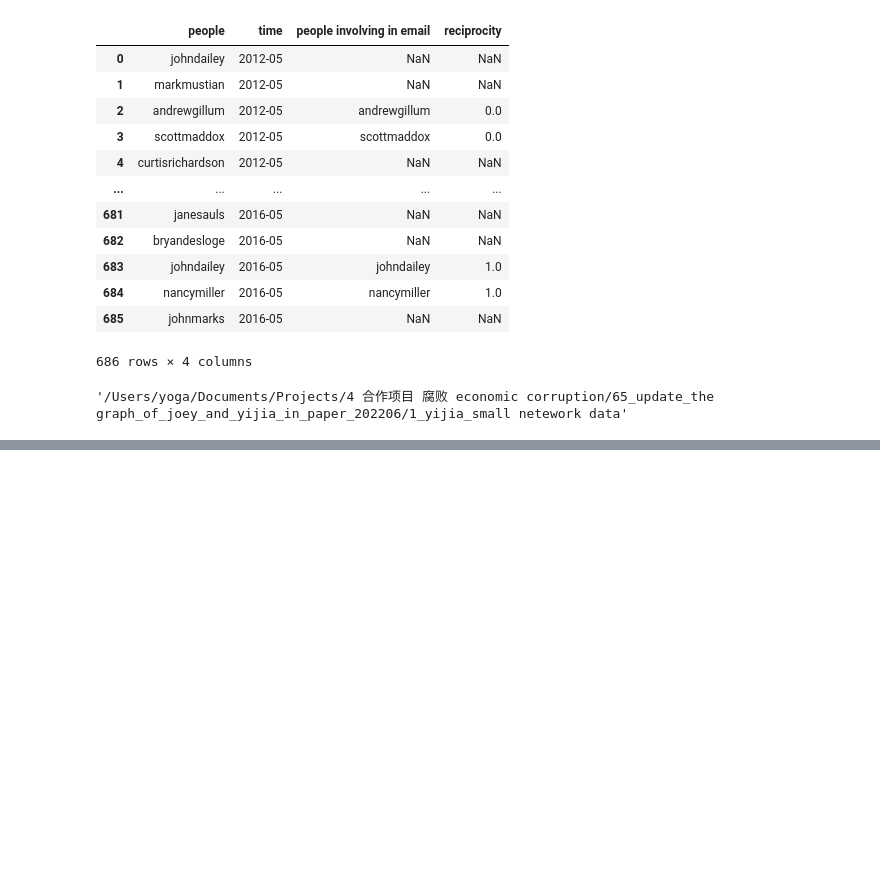
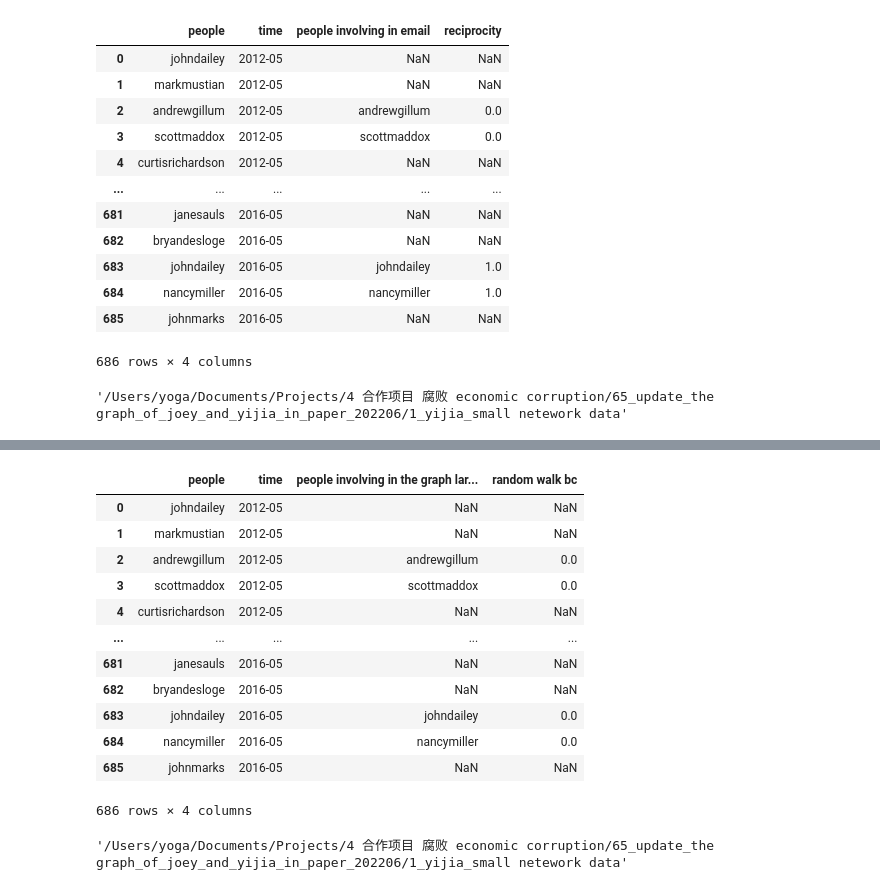
Before and after one commit to yijiawen1203/corruption_project, a Jupyter notebook: CRA_network/3 try to separate the email file by month_and draw pic202306.ipynb, the cells around one changed output, grey strips where cells are left out. Saved outputs shown, nothing was run; the diff lists cells and outputs as text; code cells hidden in the pictures; blank space fills up the shorter version.

```diff
--- a/CRA_network/3 try to separate the email file by month_and draw pic202306.ipynb
+++ b/CRA_network/3 try to separate the email file by month_and draw pic202306.ipynb
@@ -280,0 +426,7 @@ pwd
+# %%
+pd_all_random=pd.concat(whole_network)
+# %%
+pd_all_random=pd_all_random.sort_values(by='time')
+
+# Fill NaN values with zero
+pd_all_random_filled = pd_all_random.fillna(0)
@@ -280,0 +463,22 @@ pwd
+# %%
+#create a continuous dataframe and merge
+
+import pandas as pd
+from itertools import product
+
+# Define the list of people names
+people_list = name
+
+# Define the list of months from "2012-05" to "2014-04"
+start_month = pd.to_datetime('2012-05', format='%Y-%m')
+end_month = pd.to_datetime('2016-06', format='%Y-%m')
+months_list = pd.date_range(start_month, end_month, freq='M').strftime('%Y-%m').tolist()
+
+# Create a list of all combinations of people and months
+combinations = list(product(people_list, months_list))
+
+# Create a DataFrame from the combinations
+df = pd.DataFrame(combinations, columns=['people', 'time'])
+
+df=df.sort_values(by='time')
+df
@@ -280,0 +499,3 @@ pwd
+# %%
+df_continuous_random=df.merge(pd_all_random_filled,left_on=['people','time'],
+                                   right_on=['people involving in the graph largetst component','time'],how='left')
@@ -280,0 +516,16 @@ pwd
+# %%
+df_continuous_random
+# %% [output]
+|  | people | time | people involving in the graph lar... | random walk bc |
+| 0 | johndailey | 2012-05 | NaN | NaN |
+| 1 | markmustian | 2012-05 | NaN | NaN |
+| 2 | andrewgillum | 2012-05 | andrewgillum | 0.0 |
+| 3 | scottmaddox | 2012-05 | scottmaddox | 0.0 |
+| 4 | curtisrichardson | 2012-05 | NaN | NaN |
+| ... | ... | ... | ... | ... |
+| 681 | janesauls | 2016-05 | NaN | NaN |
+| 682 | bryandesloge | 2016-05 | NaN | NaN |
+| 683 | johndailey | 2016-05 | johndailey | 0.0 |
+| 684 | nancymiller | 2016-05 | nancymiller | 0.0 |
+| 685 | johnmarks | 2016-05 | NaN | NaN |
+686 rows × 4 columns
@@ -280,0 +534,4 @@ pwd
+# %%
+pwd
+# %% [output]
+'/Users/yoga/Documents/Projects/4 合作项目 腐败 economic corruption/65_update_the graph_of_joey_and_yijia_in_paper_202206/1_yijia_small netework data'
```
Also changed, not shown: parts of 9 cells of this notebook.
